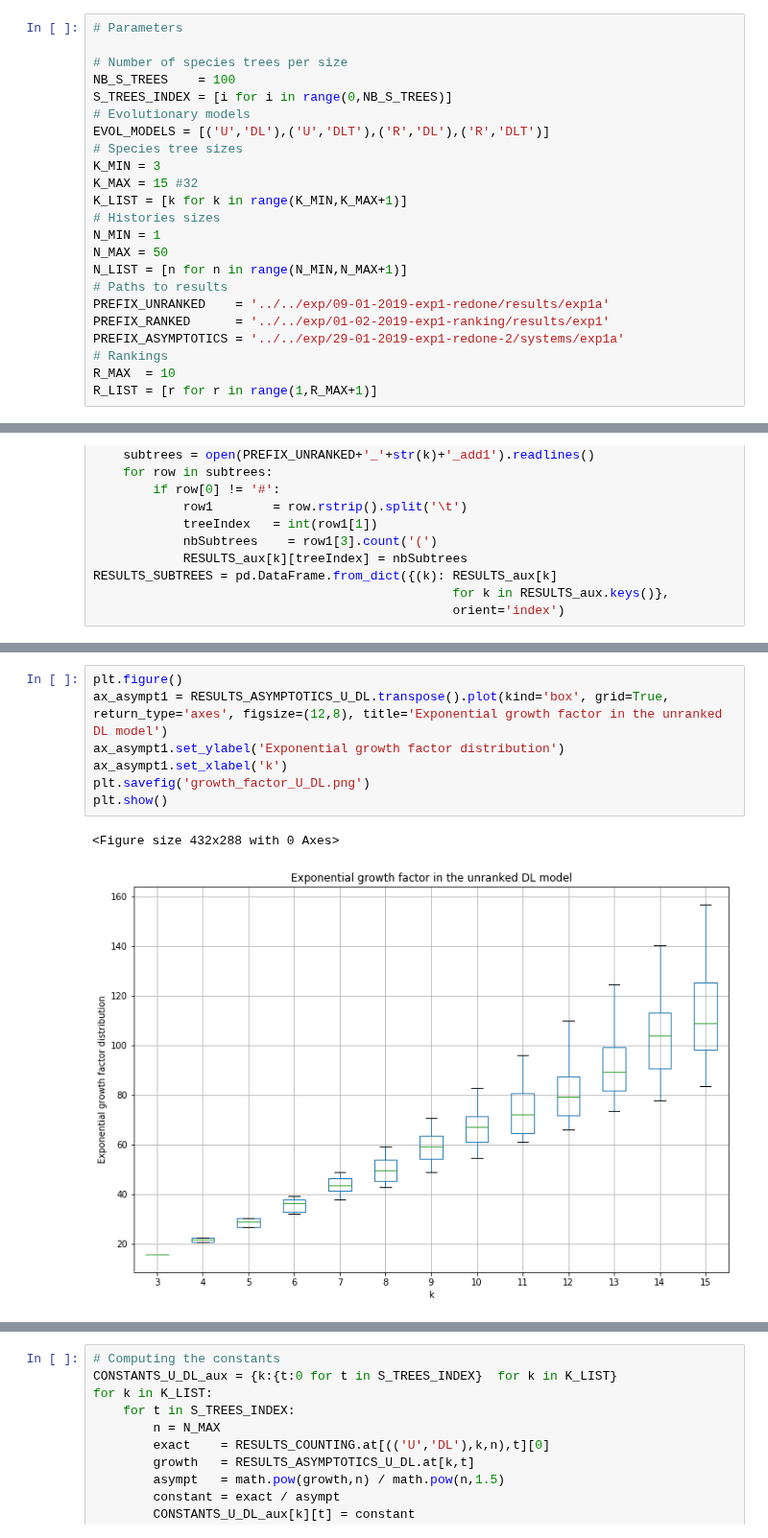
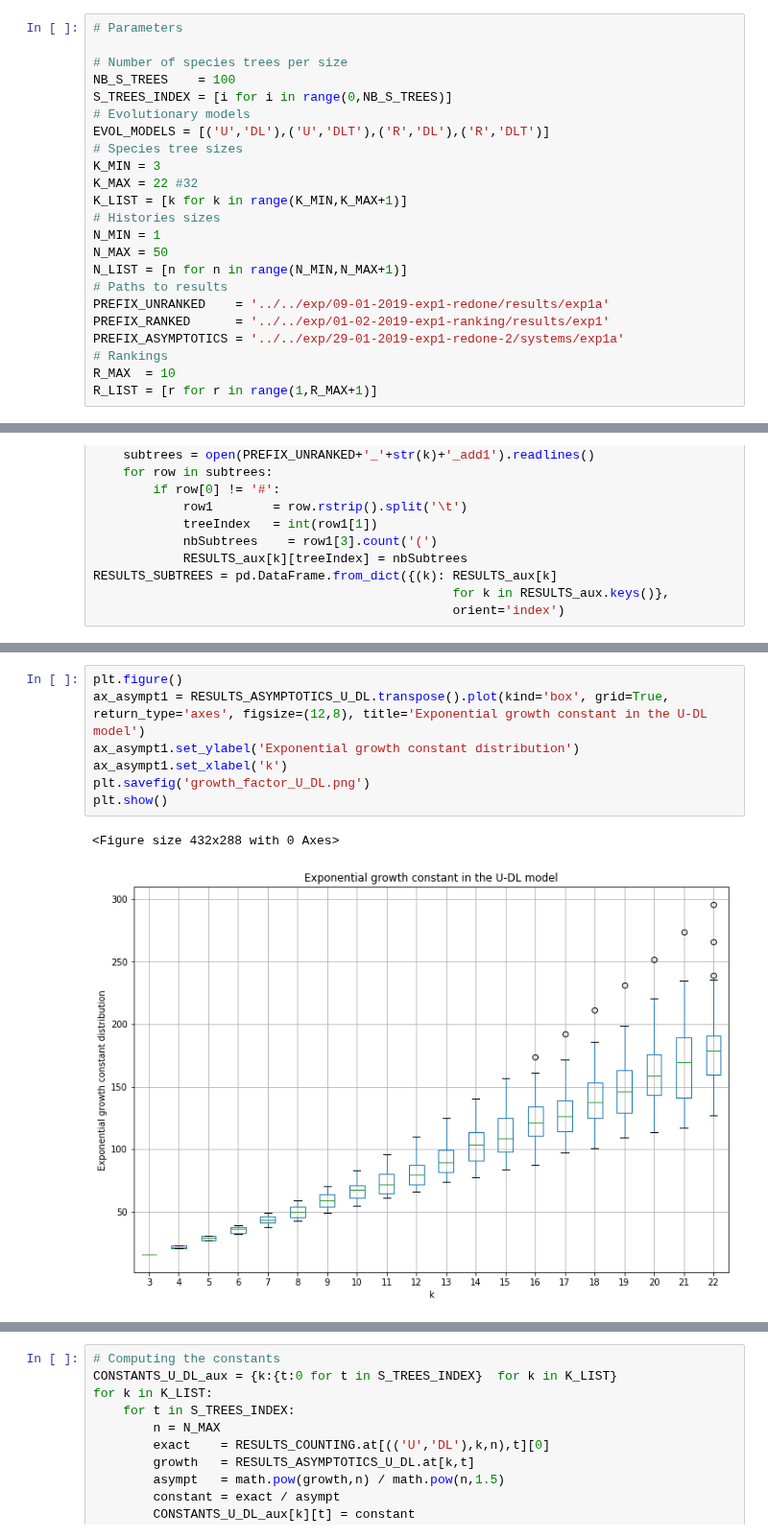
Before and after one commit to cchauve/DLT-Histories, a Jupyter notebook: doc/notebooks/Paper_figures.ipynb, the cells around one changed output, grey strips where cells are left out. Shown at 96% size. Drawn from its saved outputs; the diff is of its cells as text.

Commit message:
notebook on preliminary results

```diff
--- a/doc/notebooks/Paper_figures.ipynb
+++ b/doc/notebooks/Paper_figures.ipynb
@@ -25,7 +46,7 @@ S_TREES_INDEX = [i for i in range(0,NB_S_TREES)]
 EVOL_MODELS = [('U','DL'),('U','DLT'),('R','DL'),('R','DLT')]
 # Species tree sizes
 K_MIN = 3
-K_MAX = 15 #32
+K_MAX = 22 #32
 K_LIST = [k for k in range(K_MIN,K_MAX+1)]
 # Histories sizes
 N_MIN = 1
@@ -107,10 +137,10 @@ We first look at the simplest model, the unranked DL model, where we can obtain
 # %%
 plt.figure()
-ax_asympt1 = RESULTS_ASYMPTOTICS_U_DL.transpose().plot(kind='box', grid=True, return_type='axes', figsize=(12,8), title='Exponential growth factor in the unranked DL model')
-ax_asympt1.set_ylabel('Exponential growth factor distribution')
+ax_asympt1 = RESULTS_ASYMPTOTICS_U_DL.transpose().plot(kind='box', grid=True, return_type='axes', figsize=(12,8), title='Exponential growth constant in the U-DL model')
+ax_asympt1.set_ylabel('Exponential growth constant distribution')
 ax_asympt1.set_xlabel('k')
 plt.savefig('growth_factor_U_DL.png')
 plt.show()
 # %% [output]
 <Figure size 432x288 with 0 Axes>
-[figure, old version]
+[figure, new version]
```
Also changed, not shown: parts of 48 cells of this notebook.
